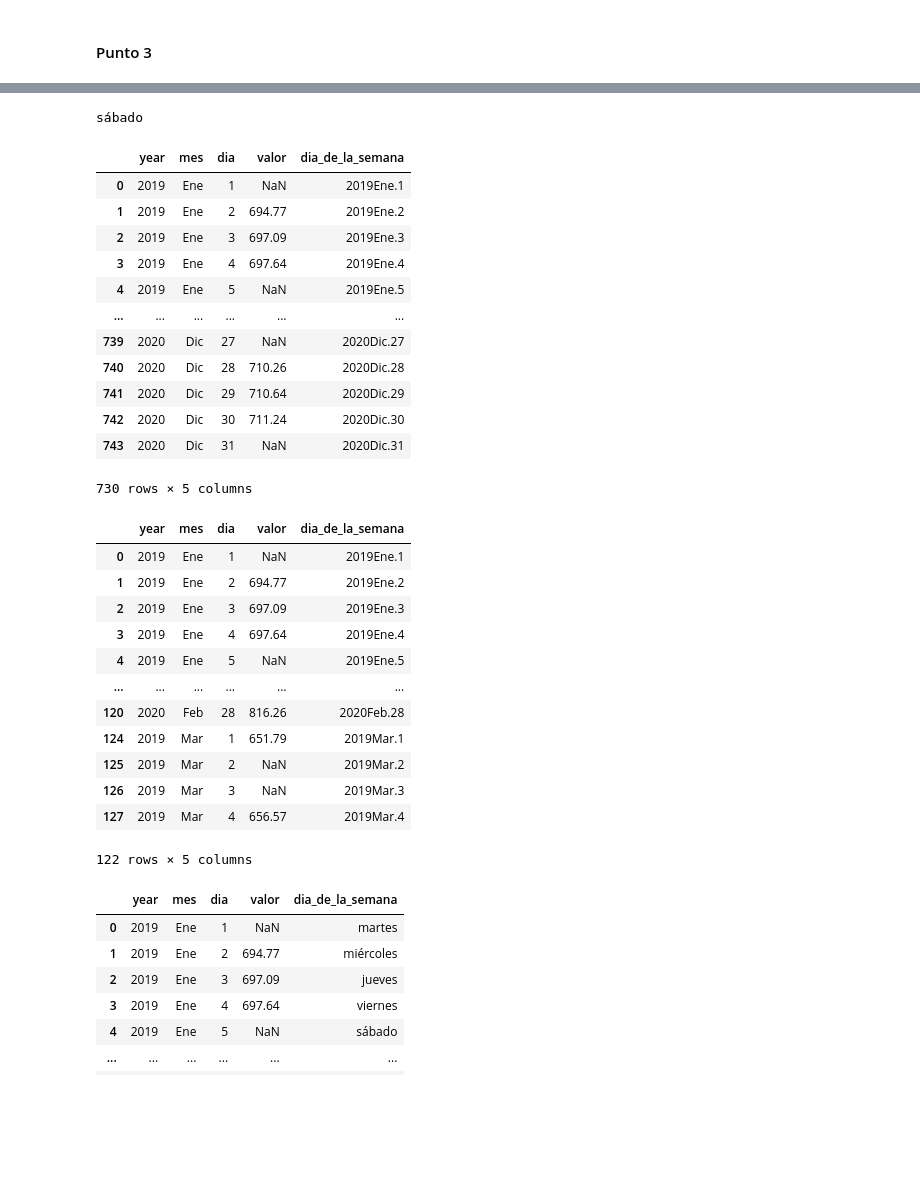
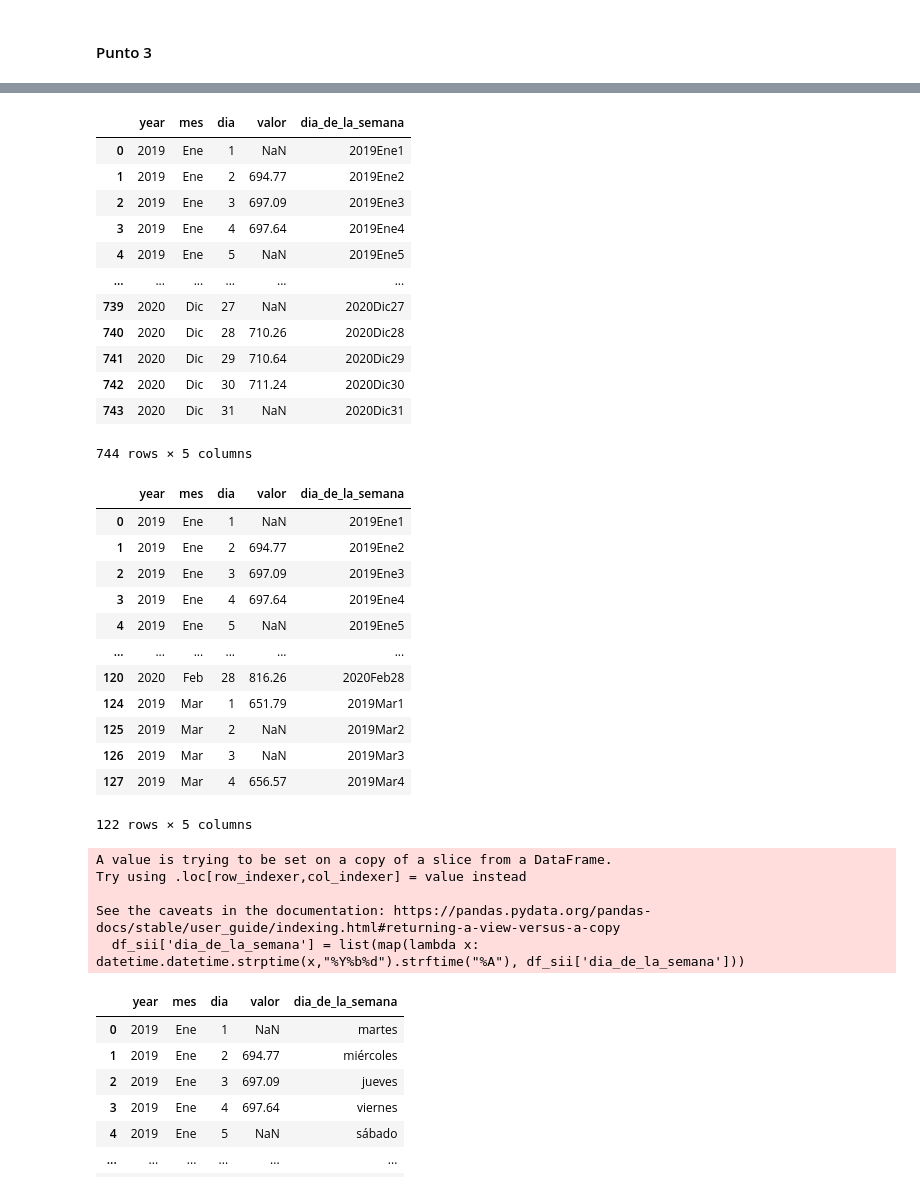
Before and after one commit to vmlandae/tarea1-add, a Jupyter notebook: notebooks/3_nb_CatitaR.ipynb, the cells around one changed output, grey strips where cells are left out. Saved outputs shown, nothing was run; the diff lists cells and outputs as text; code cells hidden in the pictures; blank space fills up the shorter version.

```diff
--- a/notebooks/3_nb_CatitaR.ipynb
+++ b/notebooks/3_nb_CatitaR.ipynb
@@ -161,44 +159,46 @@ jueves, 15/sep./2022
 'es_ES'
-# %%
-print(datetime.datetime.strptime('2022Jul.23', "%Y%b%d").strftime("%A"))
-# %% [output]
-sábado
 # %%
-df_sii['dia_de_la_semana'] = df_sii['year'].map(str)+ df_sii['mes'].map(str)+'.'+df_sii['dia'].map(str)
+df_sii['dia_de_la_semana'] = df_sii['year'].map(str)+ df_sii['mes'].map(str)+df_sii['dia'].map(str)
 df_sii
 # %% [output]
 |  | year | mes | dia | valor | dia_de_la_semana |
-| 0 | 2019 | Ene | 1 | NaN | 2019Ene.1 |
-| 1 | 2019 | Ene | 2 | 694.77 | 2019Ene.2 |
-| 2 | 2019 | Ene | 3 | 697.09 | 2019Ene.3 |
-| 3 | 2019 | Ene | 4 | 697.64 | 2019Ene.4 |
-| 4 | 2019 | Ene | 5 | NaN | 2019Ene.5 |
+| 0 | 2019 | Ene | 1 | NaN | 2019Ene1 |
+| 1 | 2019 | Ene | 2 | 694.77 | 2019Ene2 |
+| 2 | 2019 | Ene | 3 | 697.09 | 2019Ene3 |
+| 3 | 2019 | Ene | 4 | 697.64 | 2019Ene4 |
+| 4 | 2019 | Ene | 5 | NaN | 2019Ene5 |
 | ... | ... | ... | ... | ... | ... |
-| 739 | 2020 | Dic | 27 | NaN | 2020Dic.27 |
-| 740 | 2020 | Dic | 28 | 710.26 | 2020Dic.28 |
-| 741 | 2020 | Dic | 29 | 710.64 | 2020Dic.29 |
-| 742 | 2020 | Dic | 30 | 711.24 | 2020Dic.30 |
-| 743 | 2020 | Dic | 31 | NaN | 2020Dic.31 |
+| 739 | 2020 | Dic | 27 | NaN | 2020Dic27 |
+| 740 | 2020 | Dic | 28 | 710.26 | 2020Dic28 |
+| 741 | 2020 | Dic | 29 | 710.64 | 2020Dic29 |
+| 742 | 2020 | Dic | 30 | 711.24 | 2020Dic30 |
+| 743 | 2020 | Dic | 31 | NaN | 2020Dic31 |
-730 rows × 5 columns
+744 rows × 5 columns
 # %%
 df_sii = df_sii[~df_sii["dia_de_la_semana"].str.contains('Feb29|Feb30|Feb31|Abr31|Jun31|Sep31|Nov31')]
 df_sii.head(122)
 # %% [output]
 |  | year | mes | dia | valor | dia_de_la_semana |
-| 0 | 2019 | Ene | 1 | NaN | 2019Ene.1 |
-| 1 | 2019 | Ene | 2 | 694.77 | 2019Ene.2 |
-| 2 | 2019 | Ene | 3 | 697.09 | 2019Ene.3 |
-| 3 | 2019 | Ene | 4 | 697.64 | 2019Ene.4 |
-| 4 | 2019 | Ene | 5 | NaN | 2019Ene.5 |
+| 0 | 2019 | Ene | 1 | NaN | 2019Ene1 |
+| 1 | 2019 | Ene | 2 | 694.77 | 2019Ene2 |
+| 2 | 2019 | Ene | 3 | 697.09 | 2019Ene3 |
+| 3 | 2019 | Ene | 4 | 697.64 | 2019Ene4 |
+| 4 | 2019 | Ene | 5 | NaN | 2019Ene5 |
 | ... | ... | ... | ... | ... | ... |
-| 120 | 2020 | Feb | 28 | 816.26 | 2020Feb.28 |
-| 124 | 2019 | Mar | 1 | 651.79 | 2019Mar.1 |
-| 125 | 2019 | Mar | 2 | NaN | 2019Mar.2 |
-| 126 | 2019 | Mar | 3 | NaN | 2019Mar.3 |
-| 127 | 2019 | Mar | 4 | 656.57 | 2019Mar.4 |
+| 120 | 2020 | Feb | 28 | 816.26 | 2020Feb28 |
+| 124 | 2019 | Mar | 1 | 651.79 | 2019Mar1 |
+| 125 | 2019 | Mar | 2 | NaN | 2019Mar2 |
+| 126 | 2019 | Mar | 3 | NaN | 2019Mar3 |
+| 127 | 2019 | Mar | 4 | 656.57 | 2019Mar4 |
 122 rows × 5 columns
 # %%
 df_sii['dia_de_la_semana'] = list(map(lambda x: datetime.datetime.strptime(x,"%Y%b%d").strftime("%A"), df_sii['dia_de_la_semana']))
+# %% [output]
+A value is trying to be set on a copy of a slice from a DataFrame.
+Try using .loc[row_indexer,col_indexer] = value instead
+
+See the caveats in the documentation: https://pandas.pydata.org/pandas-docs/stable/user_guide/indexing.html#returning-a-view-versus-a-copy
+  df_sii['dia_de_la_semana'] = list(map(lambda x: datetime.datetime.strptime(x,"%Y%b%d").strftime("%A"), df_sii['dia_de_la_semana']))
 # %%
 df_sii.head(62)
 # %% [output]
```
Also changed, not shown: parts of 10 cells of this notebook, 43 other files.
